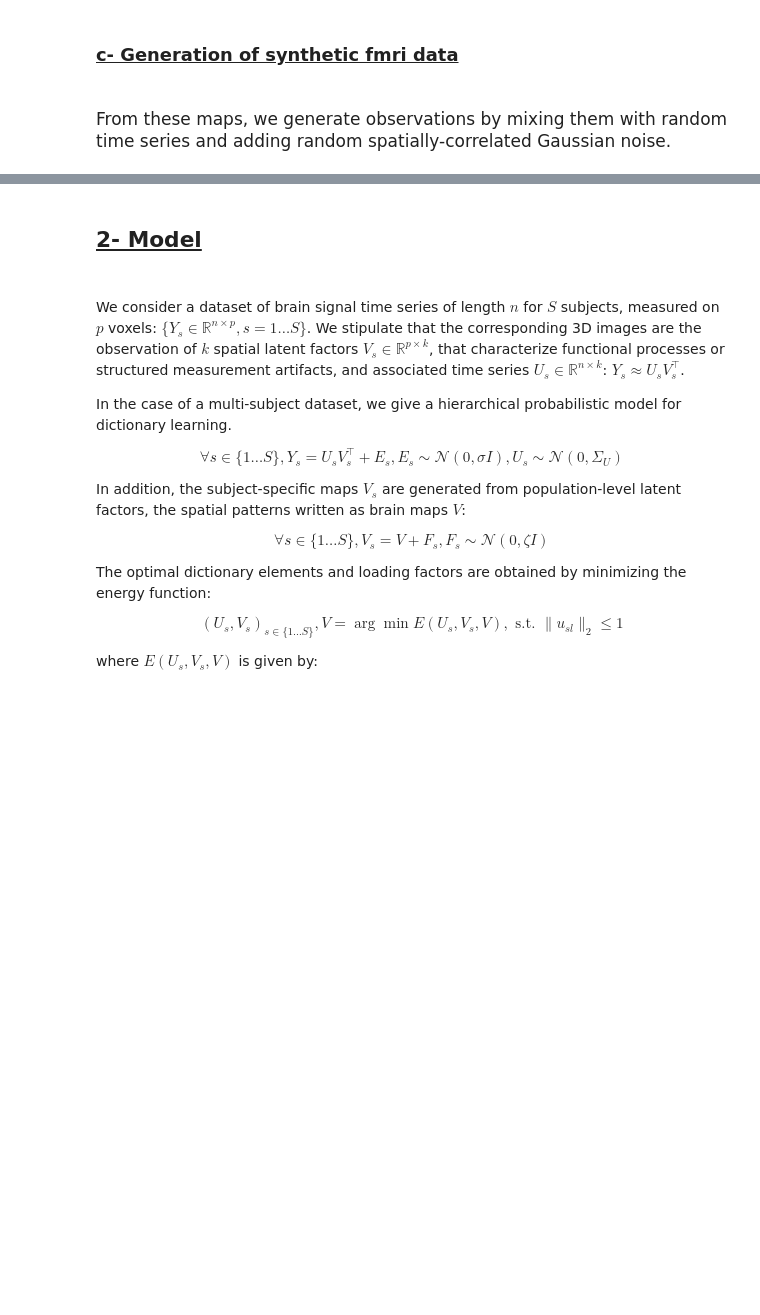
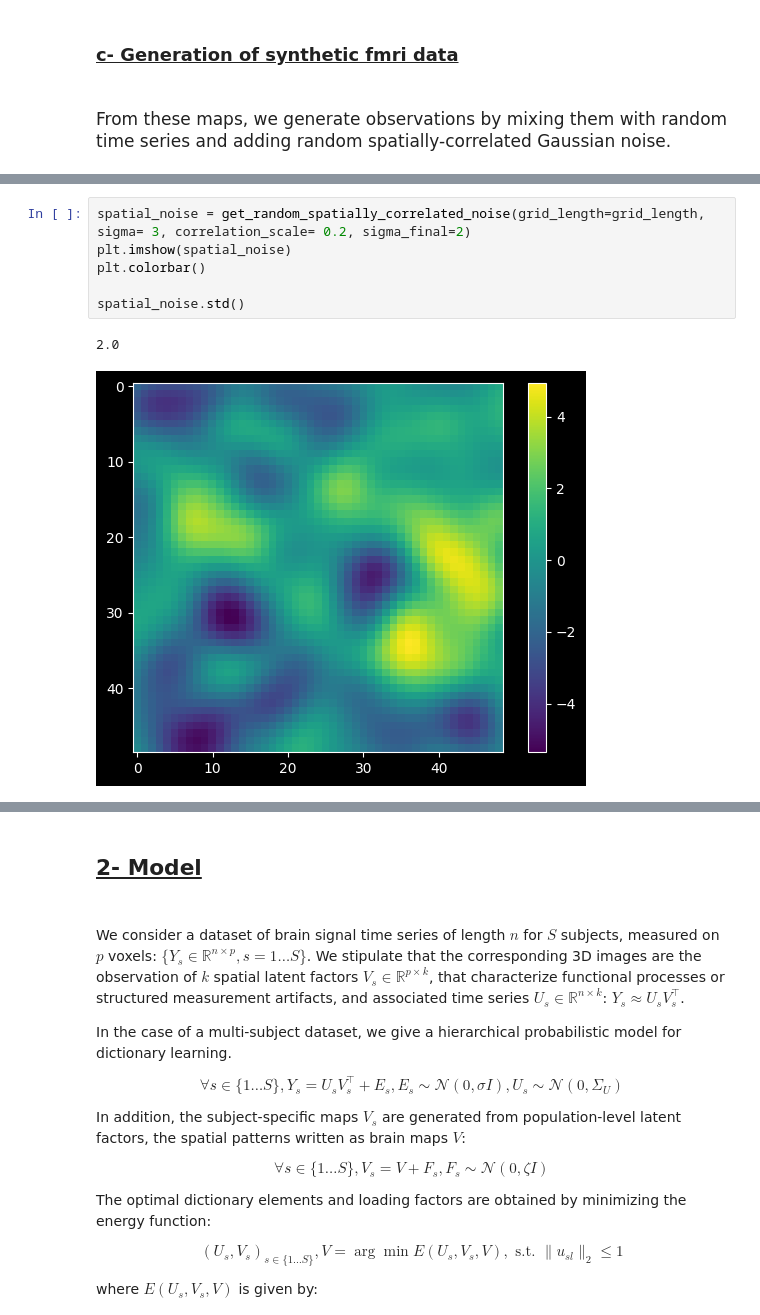
Before and after one commit to EmmaGau/project-mva-time-series, a Jupyter notebook: final_notebook.ipynb, the cells around one changed output, grey strips where cells are left out. Cells and saved outputs as stored; diff of their text form; blank space fills up the shorter version.

```diff
--- a/final_notebook.ipynb
+++ b/final_notebook.ipynb
@@ -190,3 +190,12 @@ def generate_synthetic_fmri_data(n, maps_per_subjects, sigma = 0.5, correlation_
         data[subject_idx] = observations
 
     return data.reshape(nbSubjects, n, grid_length, grid_length)
+# %%
+spatial_noise = get_random_spatially_correlated_noise(grid_length=grid_length, sigma= 3, correlation_scale= 0.2, sigma_final=2)
+plt.imshow(spatial_noise)
+plt.colorbar()
+
+spatial_noise.std()
+# %% [output]
+2.0
+[figure, added]
```
Also changed, not shown: parts of 20 cells of this notebook.
